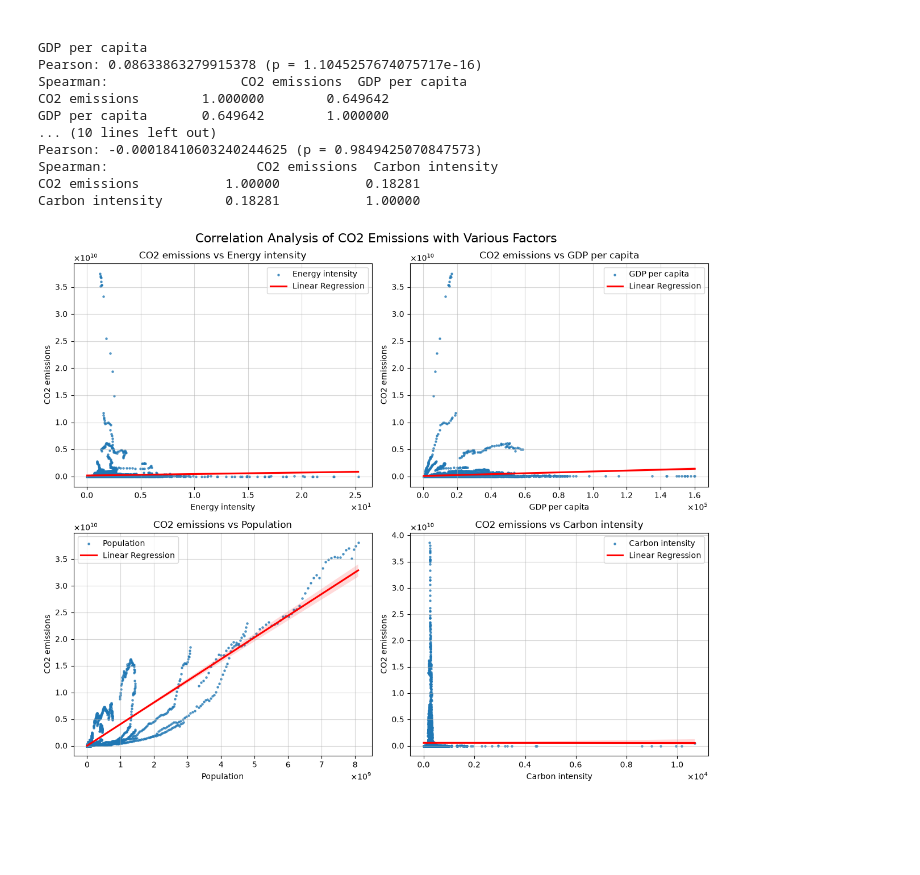
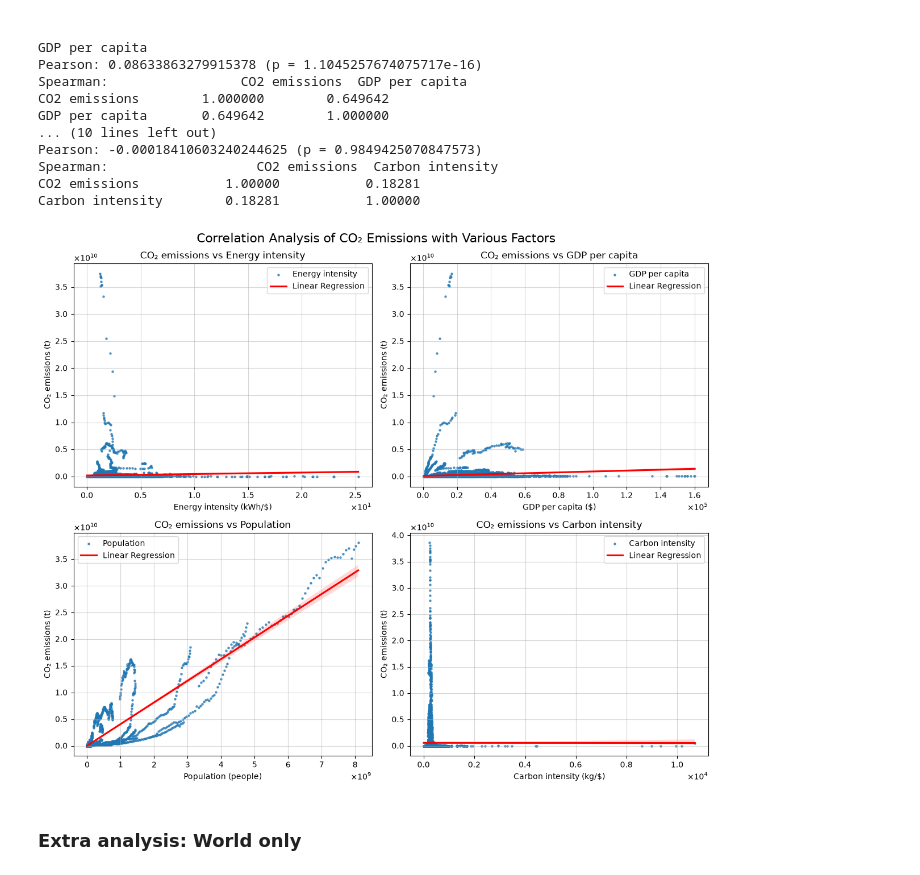
Before and after one commit to majavanput/co2-emissions, a Jupyter notebook: notebooks/q1-predictor-co2-output.ipynb, the cells around one changed output. Cells and saved outputs as stored; diff of their text form; code cells hidden in the pictures; blank space fills up the shorter version.

```diff
--- a/notebooks/q1-predictor-co2-output.ipynb
+++ b/notebooks/q1-predictor-co2-output.ipynb
@@ -115,30 +115,35 @@ Carbon intensity        0.18281           1.00000
 # %%
 # Select the relevant columns for correlation analysis
 correlation_columns = ['Energy intensity', 'GDP per capita', 'Population', 'Carbon intensity']
+
+# Units: https://ourworldindata.org/grapher/kaya-identity-co2?overlay=sources
+xaxis = ['Energy intensity (kWh/$)', 'GDP per capita ($)', 'Population (people)', 'Carbon intensity (kg/$)']
 
 # Create a figure and axis object for plotting the correlations
 fig, axes = plt.subplots(nrows=2, ncols=2, figsize=(12, 10))
 
 # To access in for loop, flatten the axes array
 axes = axes.flatten()
 
 for i, corr in enumerate(correlation_columns):
     # Add a regression line with scatter points
     sns.regplot(data=filtered_dfs[corr], x=corr, y='CO2 emissions', ax=axes[i], scatter=True, label=corr,
         scatter_kws={'color': 'tab:blue', 'alpha': 0.7, 's': 5}, line_kws={'color': 'red', 'label': 'Linear Regression'})
 
     # Set title, labels, legend, grid
-    axes[i].set_title(f'CO2 emissions vs {corr}')
-    axes[i].set_xlabel(corr)
-    axes[i].set_ylabel('CO2 emissions')
+    axes[i].set_title(f'CO₂ emissions vs {corr}')
+    axes[i].set_xlabel(xaxis[i])
+    axes[i].set_ylabel('CO₂ emissions (t)')
     axes[i].legend()
     axes[i].grid(alpha=0.5)
 
     # Use a mathematical expression for large numbers
     axes[i].ticklabel_format(style='sci', axis='both', scilimits=(0, 0), useMathText=True)
 
-fig.suptitle('Correlation Analysis of CO2 Emissions with Various Factors', fontsize=16)
+fig.suptitle('Correlation Analysis of CO₂ Emissions with Various Factors', fontsize=16)
 plt.tight_layout()
 plt.show()
 # %% [output]
-[figure, old version]
+[figure, new version]
+# %% [markdown]
+### Extra analysis: World only
```
Also changed, not shown: parts of 3 cells of this notebook.
